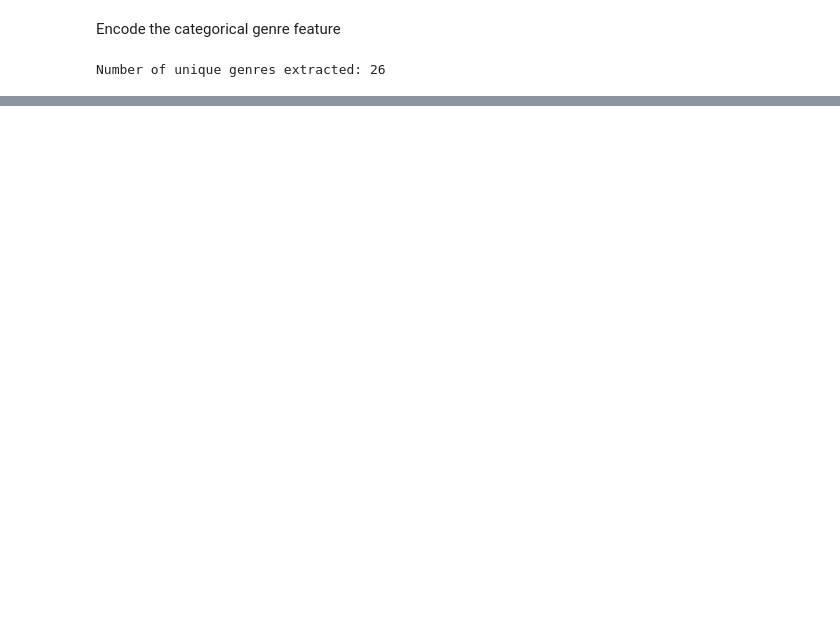
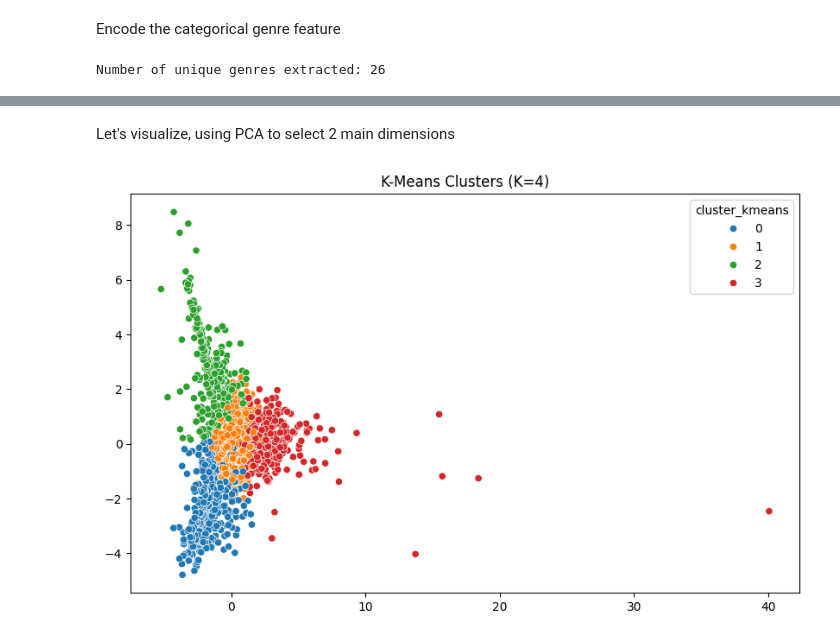
Before and after one commit to betulsaglam/movie-success-pattern-analysis, a Jupyter notebook: main.ipynb, the cells around one changed output, grey strips where cells are left out. Cells and saved outputs as stored; diff of their text form; code cells hidden in the pictures; blank space fills up the shorter version.

```diff
--- a/main.ipynb
+++ b/main.ipynb
@@ -170,0 +171,3 @@ Number of unique genres extracted: 26
+# %%
+scaler = RobustScaler()
+X = scaler.fit_transform(df_encoded)
@@ -170,0 +176,21 @@ Number of unique genres extracted: 26
+# %%
+print("\nK-Means Hyperparameter Tuning")
+
+best_k = 0
+best_score = -1
+
+for k in range(2, 11):
+    kmeans = KMeans(n_clusters=k, random_state=42)
+    labels = kmeans.fit_predict(X)
+
+    silhouette = silhouette_score(X, labels)
+    sse = kmeans.inertia_
+    db_index = davies_bouldin_score(X, labels)
+
+    print(f"K={k} | Silhouette={silhouette:.3f} | SSE={sse:.2f} | DB={db_index:.3f}")
+
+    if silhouette > best_score:
+        best_score = silhouette
+        best_k = k
+
+print(f"\nBest K selected: {best_k}")
@@ -170,0 +212,6 @@ Number of unique genres extracted: 26
+# %%
+kmeans = KMeans(n_clusters=best_k, random_state=42)
+df['cluster_kmeans'] = kmeans.fit_predict(X)
+
+print("\nCluster sizes:")
+print(df['cluster_kmeans'].value_counts())
@@ -170,0 +226,14 @@ Number of unique genres extracted: 26
+# %% [markdown]
+Let's visualize, using PCA to select 2 main dimensions
+# %%
+pca = PCA(n_components=2)
+X_pca = pca.fit_transform(X)
+
+plt.figure(figsize=(10,6))
+sns.scatterplot(x=X_pca[:,0], y=X_pca[:,1],
+                hue=df['cluster_kmeans'],
+                palette='tab10')
+plt.title(f"K-Means Clusters (K={best_k})")
+plt.show()
+# %% [output]
+[figure, added]
```
Also changed, not shown: parts of 14 cells of this notebook.
